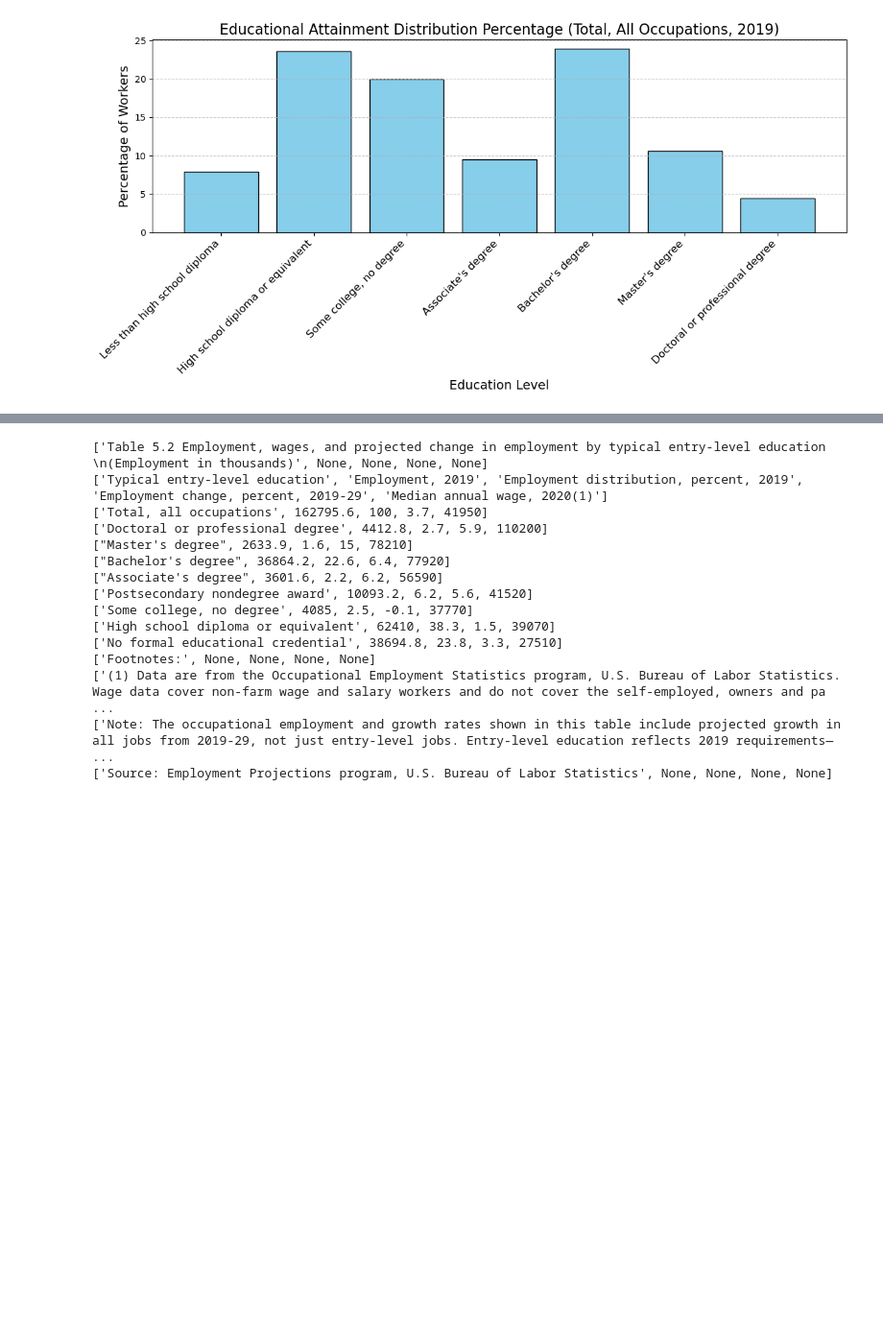
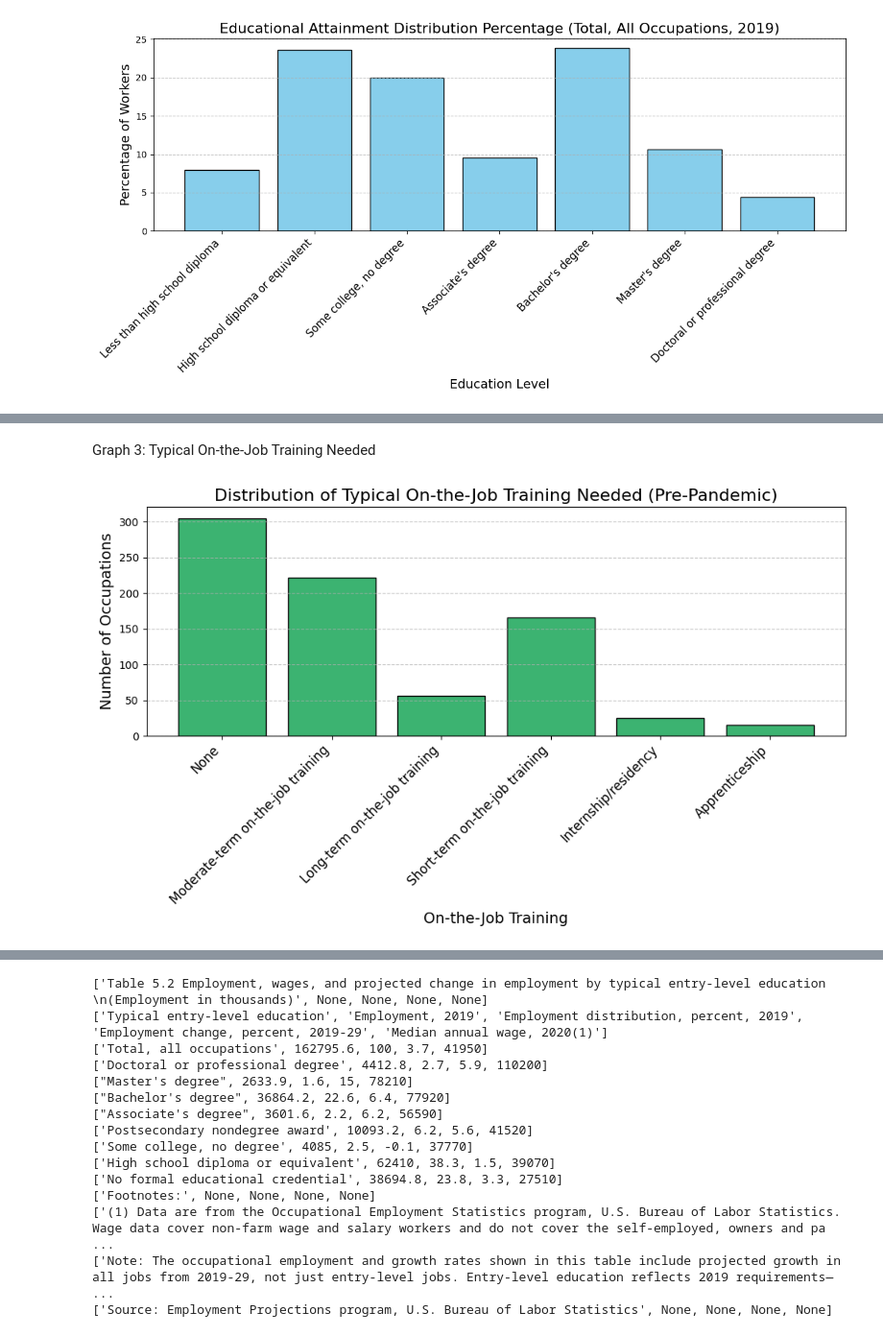
Before and after one commit to namansingh2623/BDA_project, a Jupyter notebook: project_data/project_data/ProjectFileGroup4.ipynb, the cells around one changed output, grey strips where cells are left out. Shown at 96% size. Saved outputs shown, nothing was run; the diff lists cells and outputs as text; code cells hidden in the pictures; blank space fills up the shorter version.

```diff
--- a/project_data/project_data/ProjectFileGroup4.ipynb
+++ b/project_data/project_data/ProjectFileGroup4.ipynb
@@ -317,0 +415,22 @@ print("\n")
+# %% [markdown]
+Graph 3: Typical On-the-Job Training Needed
+# %%
+# Graph 3: Typical On-the-Job Training Needed
+training_counts = Counter(data_prepandemic['On-the-Job Training'])
+
+# Filter out None values from the keys
+valid_training_keys = [key for key in training_counts.keys() if key is not None]
+valid_training_values = [training_counts[key] for key in valid_training_keys]
+
+# Plot the data for Typical On-the-Job Training
+plt.figure(figsize=(10, 6))
+plt.bar(valid_training_keys, valid_training_values, color='mediumseagreen', edgecolor='black')
+plt.title('Distribution of Typical On-the-Job Training Needed (Pre-Pandemic)', fontsize=16)
+plt.xlabel('On-the-Job Training', fontsize=14)
+plt.ylabel('Number of Occupations', fontsize=14)
+plt.xticks(rotation=45, ha='right', fontsize=12)
+plt.grid(axis='y', linestyle='--', alpha=0.7)
+plt.tight_layout()
+plt.show()
+# %% [output]
+[figure, added]
```
Also changed, not shown: parts of 11 cells of this notebook.
